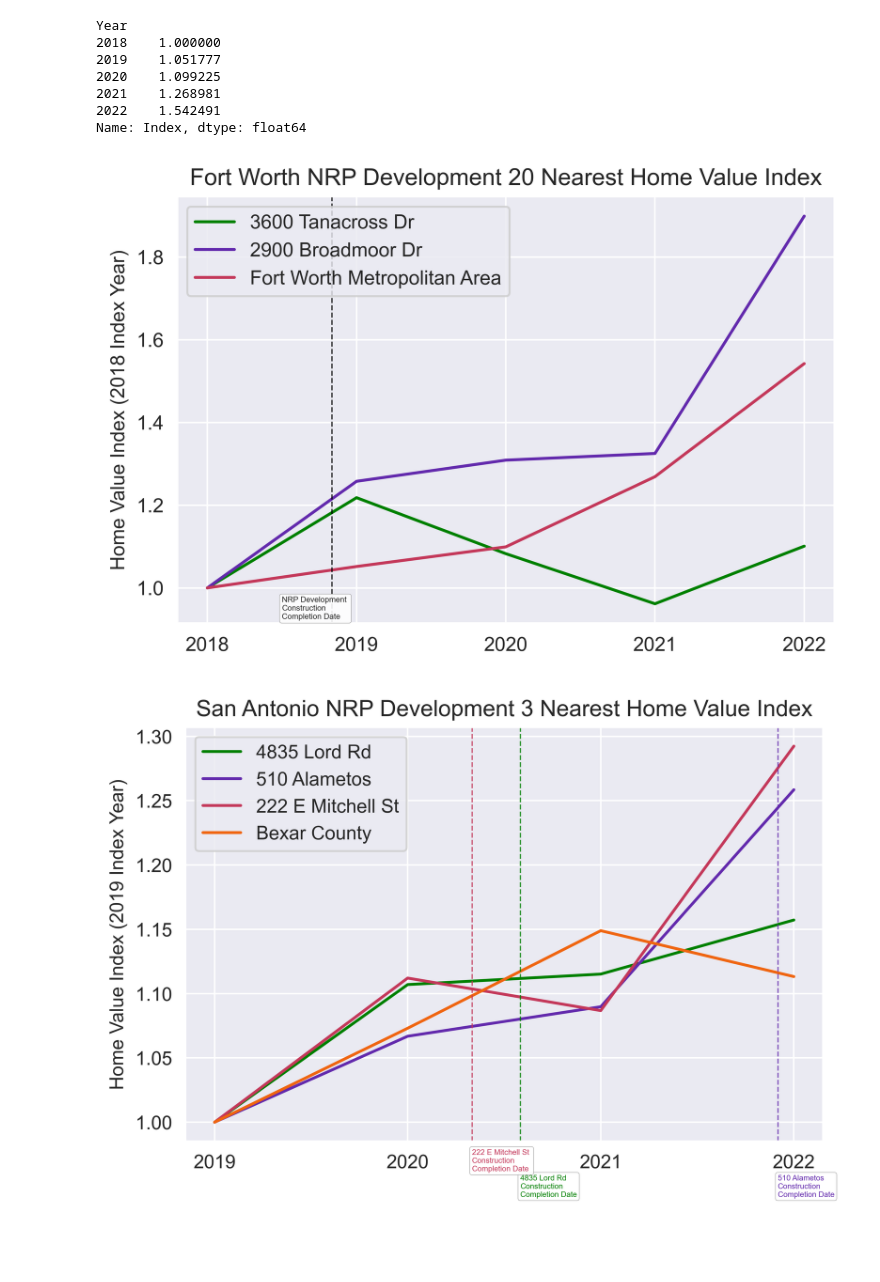
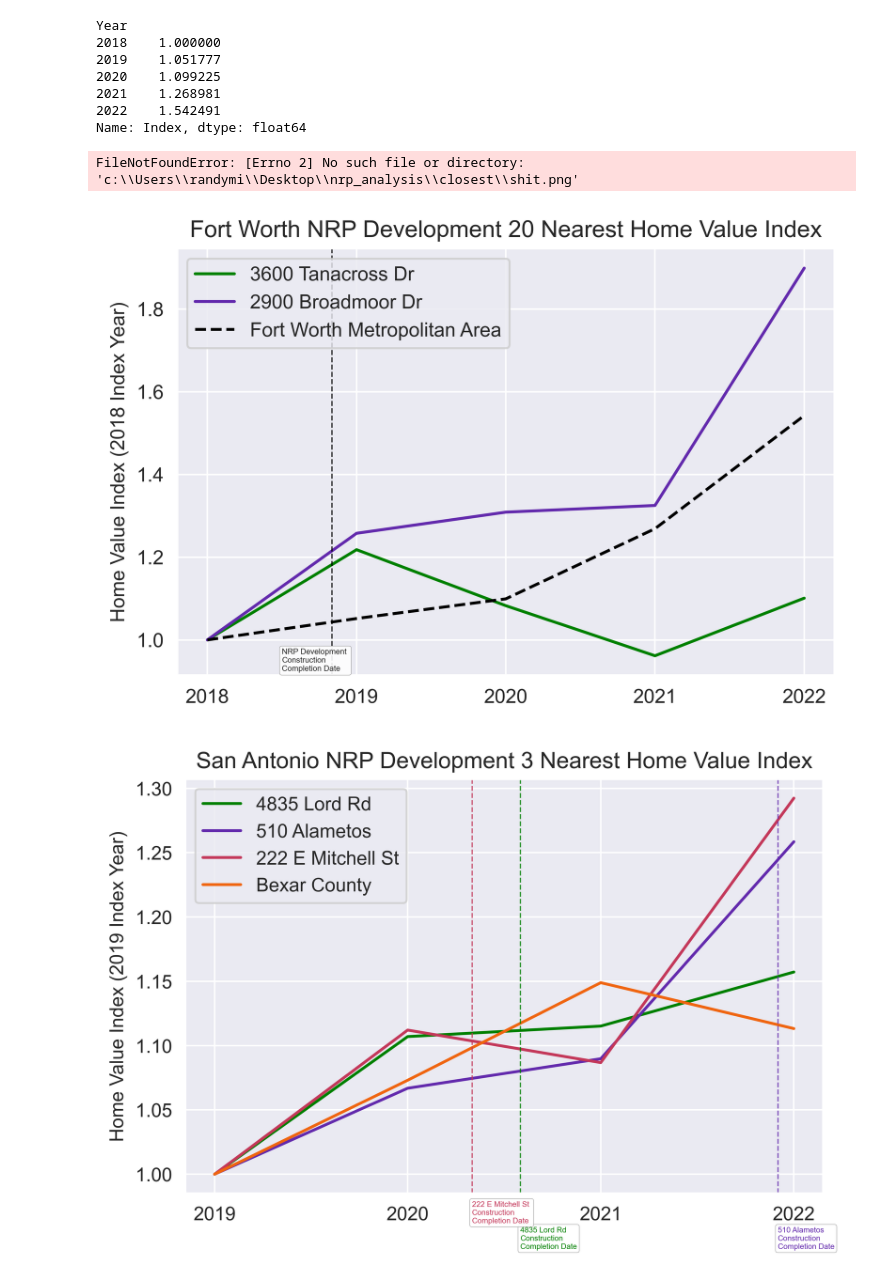
Before and after one commit to randymi01/nrp_analysis, a Jupyter notebook: closest/main.ipynb, the cells around one changed output. Saved outputs shown, nothing was run; the diff lists cells and outputs as text; code cells hidden in the pictures; blank space fills up the shorter version.

```diff
--- a/closest/main.ipynb
+++ b/closest/main.ipynb
@@ -40,20 +40,21 @@ tanacross_index = tanacross.mean()
 # %%
 fig = plt.figure()
 ax = fig.add_subplot(111)
 
 ax.plot([2018,2019,2020,2021,2022],tanacross_index, label = "3600 Tanacross Dr", c= cmap[0])
 ax.plot([2018,2019,2020,2021,2022],broadmoor_index, label = "2900 Broadmoor Dr", c = cmap[1])
-ax.plot([2018,2019,2020,2021,2022],fw_index, label = "Fort Worth Metropolitan Area", c = cmap[2])
+ax.plot([2018,2019,2020,2021,2022],fw_index, label = "Fort Worth Metropolitan Area", c = 'k', linestyle = 'dashed')
 ax.set_xticks([2018,2019,2020,2021,2022])
 ax.legend(loc="upper left")
 ax.set_title("Fort Worth NRP Development 20 Nearest Home Value Index")
 ax.set_ylabel("Home Value Index (2018 Index Year)",fontsize = 10)
 ax.axvline(2018+10/12, color = "black", linestyle = "--", lw = 0.7, alpha = 0.8)
 ax.text(2018.5, 0.95, 'NRP Development \nConstruction\nCompletion Date', ha='left', va='center', fontsize = 4,
          bbox=dict(boxstyle="round", fc="w", ec="0.5", alpha=0.9, lw = 0.2))
-fig.savefig("Fort Worth NRP Development 20 Nearest Home Value Index.png")
+fig.savefig('c:\\Users\\randymi\\Desktop\\nrp_analysis\\closest\\shit.png')
 # %% [output]
+FileNotFoundError: [Errno 2] No such file or directory: 'c:\\Users\\randymi\\Desktop\\nrp_analysis\\closest\\shit.png'
-[figure, old version]
+[figure, new version]
 # %%
 df_sa = pd.read_csv("sanantonio.csv")
 df_sa = df_sa.T
```
Also changed, not shown: parts of 1 cell of this notebook, 3 other files.
